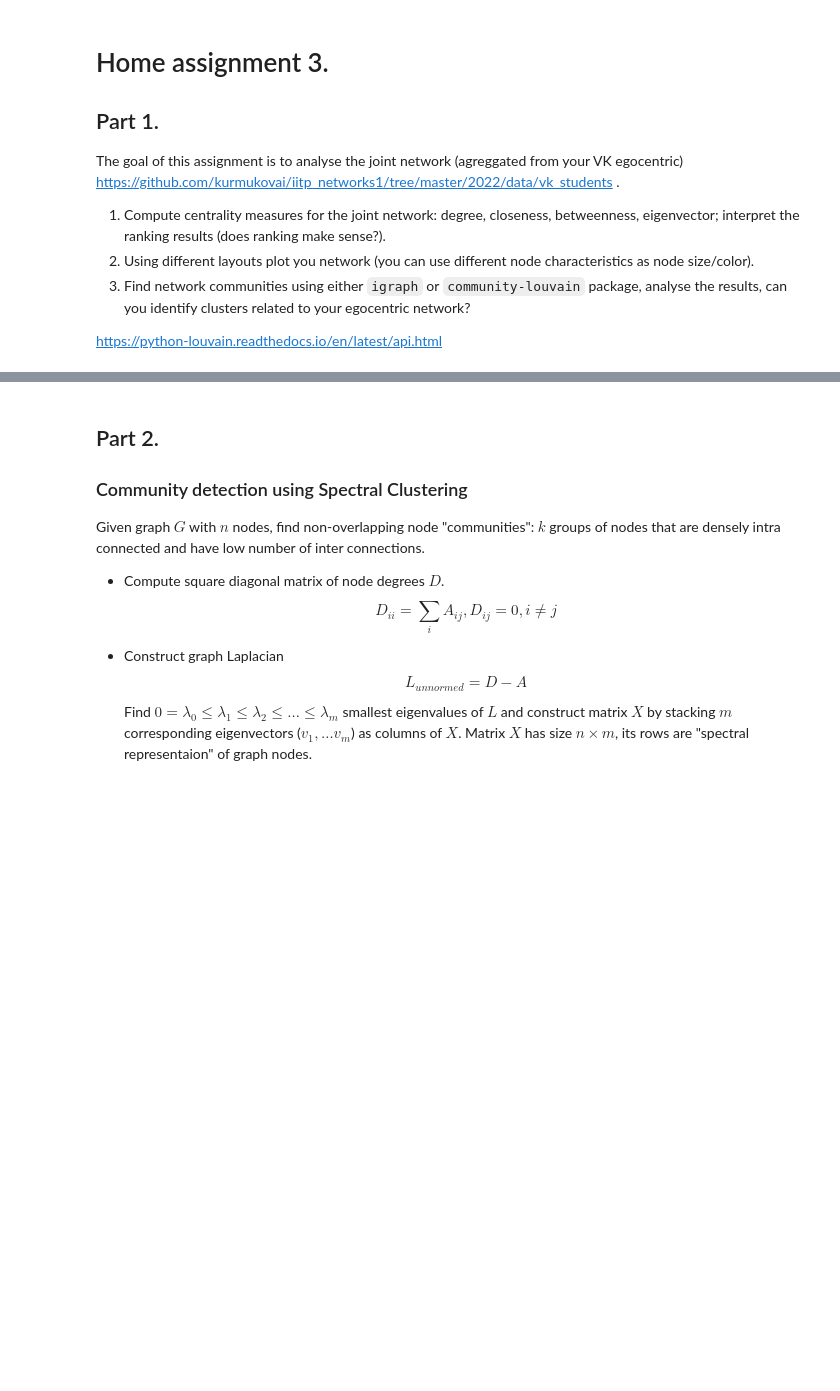
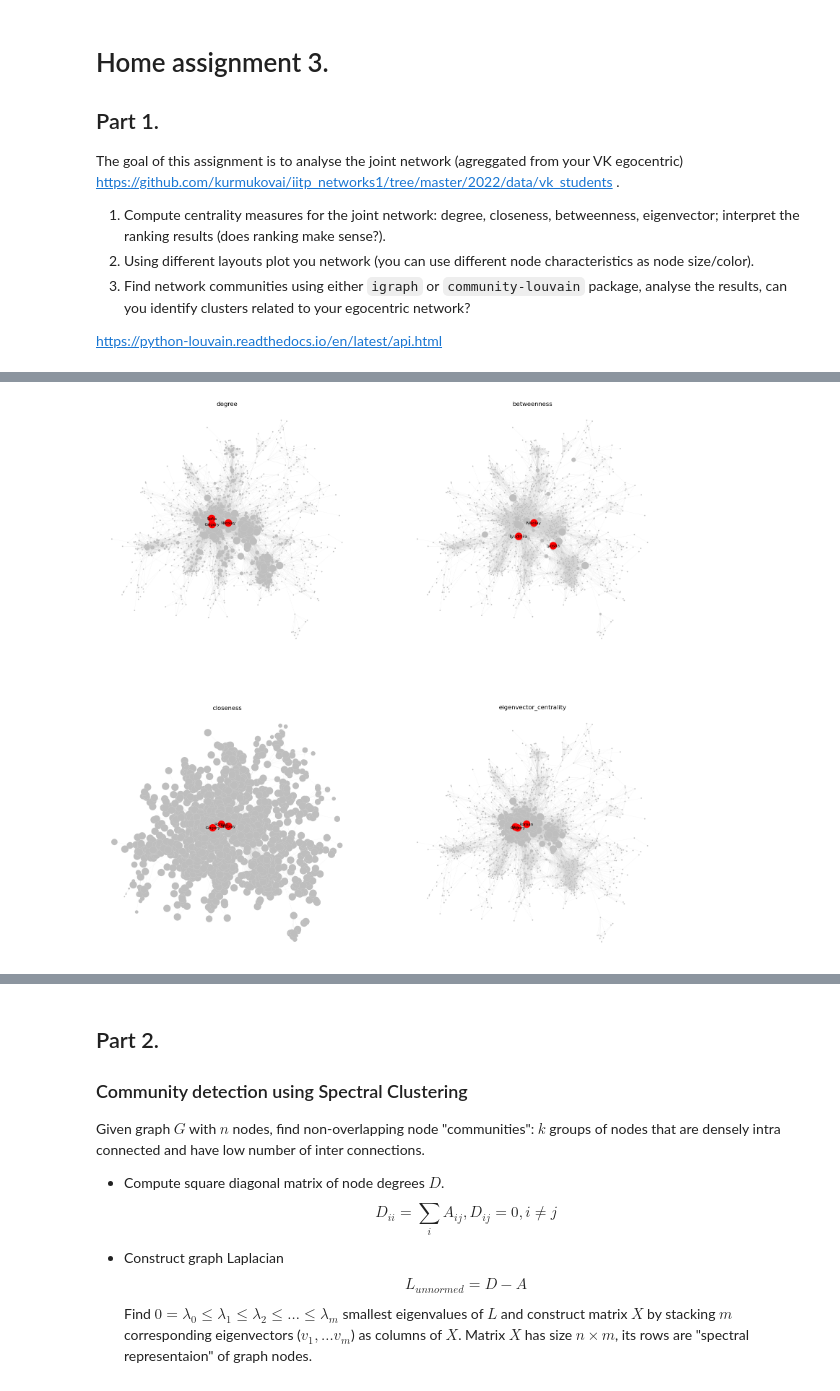
Before and after one commit to Ilykuleshov/iitp_networks1, a Jupyter notebook: 2022/seminar-3/networks-clustering-ha3.ipynb, the cells around one changed output, grey strips where cells are left out. Saved outputs shown, nothing was run; the diff lists cells and outputs as text; code cells hidden in the pictures; blank space fills up the shorter version.

```diff
--- a/2022/seminar-3/networks-clustering-ha3.ipynb
+++ b/2022/seminar-3/networks-clustering-ha3.ipynb
@@ -36,0 +60,4 @@ G.add_edges(vertex_id_edges())
+# %%
+gcc = G.connected_components('weak')[0]
+G_gcc = G.subgraph(gcc)
+users_gcc = users.iloc[gcc].reset_index()
@@ -36,0 +77,4 @@ G.add_edges(vertex_id_edges())
+# %%
+for centrality, ranking in all_rankings.items():
+    users_gcc[centrality] = all_centralities[centrality]
+    print(f'Top {centrality}: \n{users_gcc.iloc[ranking.argmin()]}\n')
@@ -36,0 +103,37 @@ G.add_edges(vertex_id_edges())
+# %%
+def draw_graph(layout, vsize=1.):
+    fig, axs = plt.subplots(2, 2, figsize=(20, 20))
+
+    for i, centrality in enumerate(centrality_types):
+        ax = axs[i % 2, i // 2]
+
+        top_nodes = all_rankings[centrality] <= 3
+        def select_top(top, other):
+            return np.where(top_nodes, top, other).tolist()
+
+        vertex_size = np.copy(all_centralities[centrality]).astype(float)
+
+        vertex_size -= vertex_size.min()
+        vertex_size /= vertex_size.max()
+        vertex_size = np.clip(vertex_size, 5e-2, 0.3) * vsize
+
+        ig.plot(
+            G_gcc,
+            layout=layout,
+            target=ax,
+            vertex_size=vertex_size,
+            vertex_color=select_top('red', 'gray'),
+            vertex_frame_color='white',
+            vertex_frame_width=0.1,
+            edge_color='light gray',
+            edge_width=0.1,
+            vertex_label_size=8,
+            vertex_order=np.argsort(all_centralities[centrality]),
+            vertex_label=select_top(users_gcc['Name'], None),
+        )
+
+        ax.set_title(centrality)
+# %%
+draw_graph(G_gcc.layout_fruchterman_reingold())
+# %% [output]
+[figure, added]
```
Also changed, not shown: parts of 11 cells of this notebook.
